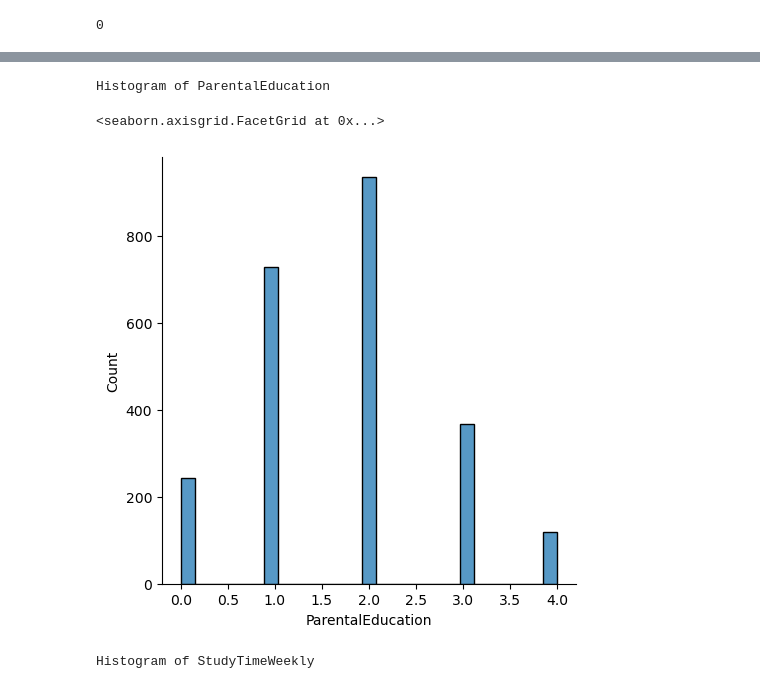
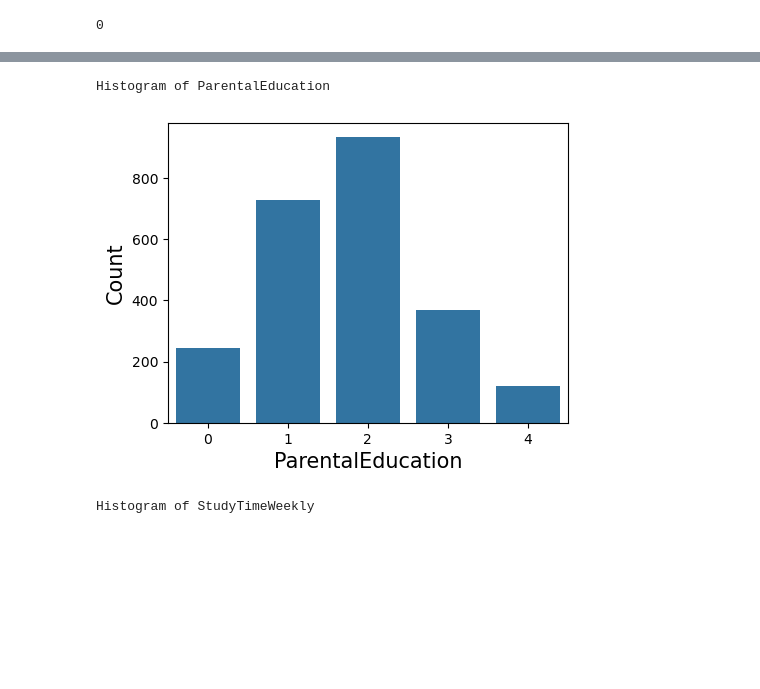
Before and after one commit to kmattingly8/ANA500.v2, a Jupyter notebook: ANA500 Project.ipynb, the cells around one changed output, grey strips where cells are left out. Saved outputs shown, nothing was run; the diff lists cells and outputs as text; code cells hidden in the pictures; blank space fills up the shorter version.

```diff
--- a/ANA500 Project.ipynb
+++ b/ANA500 Project.ipynb
@@ -219,11 +225,14 @@ Histogram of Ethnicity
 # %%
 #ParentalEducation
 print('Histogram of ParentalEducation')
-sns.displot(data=df['ParentalEducation'])
+fig = plt.figure(figsize=(4,3))
+ax = fig.add_axes([0,0,1,1])
+sns.countplot(data = df, x = 'ParentalEducation')
+ax.set_xlabel("ParentalEducation", fontsize=15)
+ax.set_ylabel("Count", fontsize=15);
 # %% [output]
 Histogram of ParentalEducation
-<seaborn.axisgrid.FacetGrid at 0x...>
-[figure, old version]
+[figure, new version]
 # %%
 #StudyTimeWeekly
 print('Histogram of StudyTimeWeekly')
```
Also changed, not shown: parts of 30 cells of this notebook.
